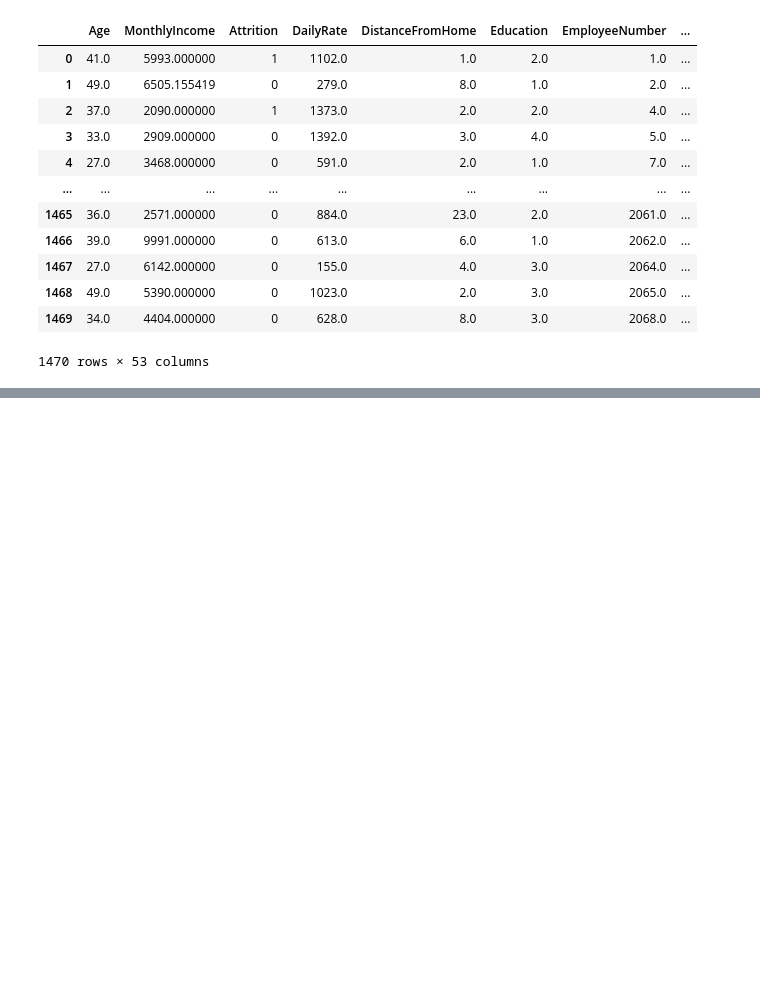
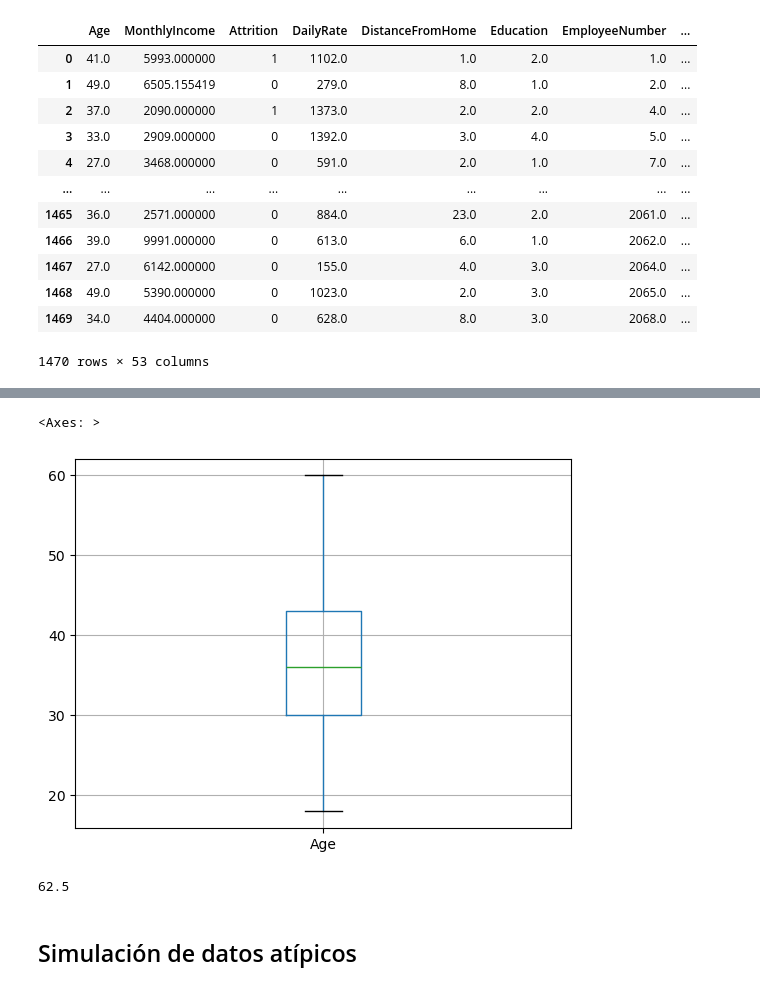
Before and after one commit to Reydi-01/Diplomado-IA-Reydi, a Jupyter notebook: Modulo_3/Proyecto_1/Importar_datos.ipynb, the cells around one changed output, grey strips where cells are left out. Saved outputs shown, nothing was run; the diff lists cells and outputs as text; code cells hidden in the pictures; blank space fills up the shorter version.

```diff
--- a/Modulo_3/Proyecto_1/Importar_datos.ipynb
+++ b/Modulo_3/Proyecto_1/Importar_datos.ipynb
@@ -648,0 +682,21 @@ df_clean.describe()
+# %%
+#Otro gráfico que sirve mejor para esto es el de cajas y bigotes
+df_clean.boxplot(column='Age') #Pandas me permite graficar
+# %% [output]
+<Axes: >
+[figure, added]
+# %%
+#Para calcular los cuantiles
+Q1 = df_clean['Age' ].quantile(0.25)
+Q3= df_clean['Age' ].quantile(0.75)
+IQR = Q3-Q1 #PARA CALCULAR EL RANGO INTERCUÁNTILICO
+
+limite_inferior = Q1 - 1.5*IQR
+limite_inferior #Si la edad es menor a esto que se calcula, entonces se considera dato atípico
+#Ahora hacemos lo de arriba y si es mayor es atípico
+limite_superior = Q3 + 1.5*IQR
+limite_superior
+# %% [output]
+62.5
+# %% [markdown]
+## Simulación de datos atípicos
```
Also changed, not shown: parts of 16 cells of this notebook, 16 other files.
